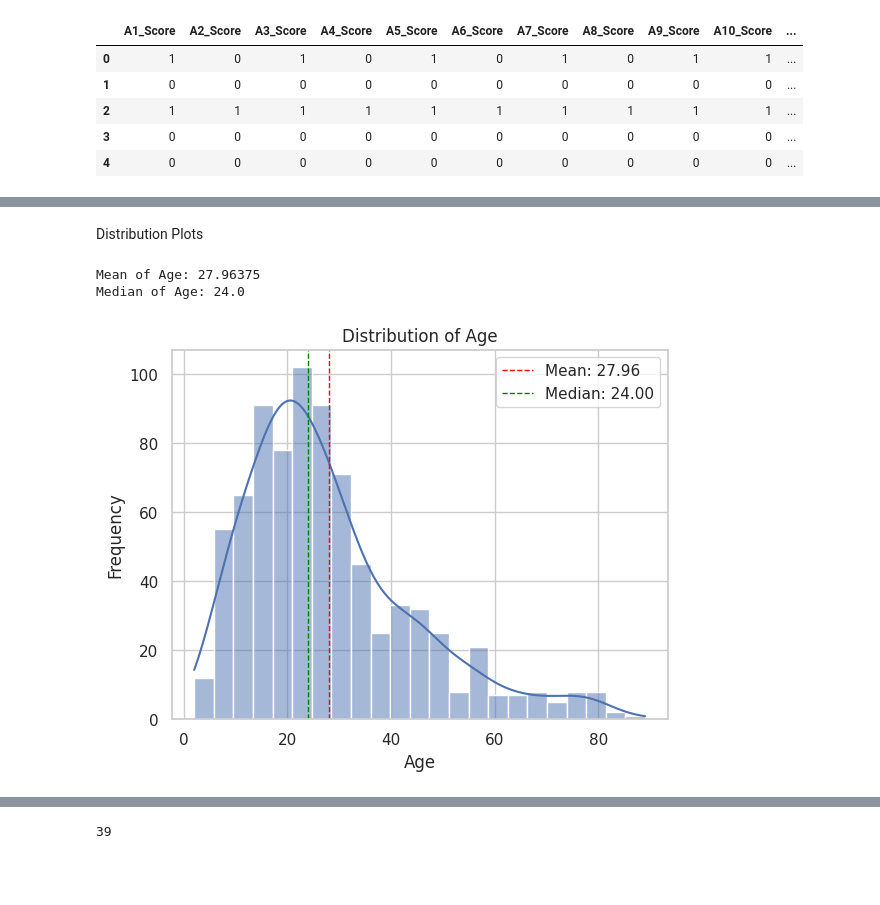
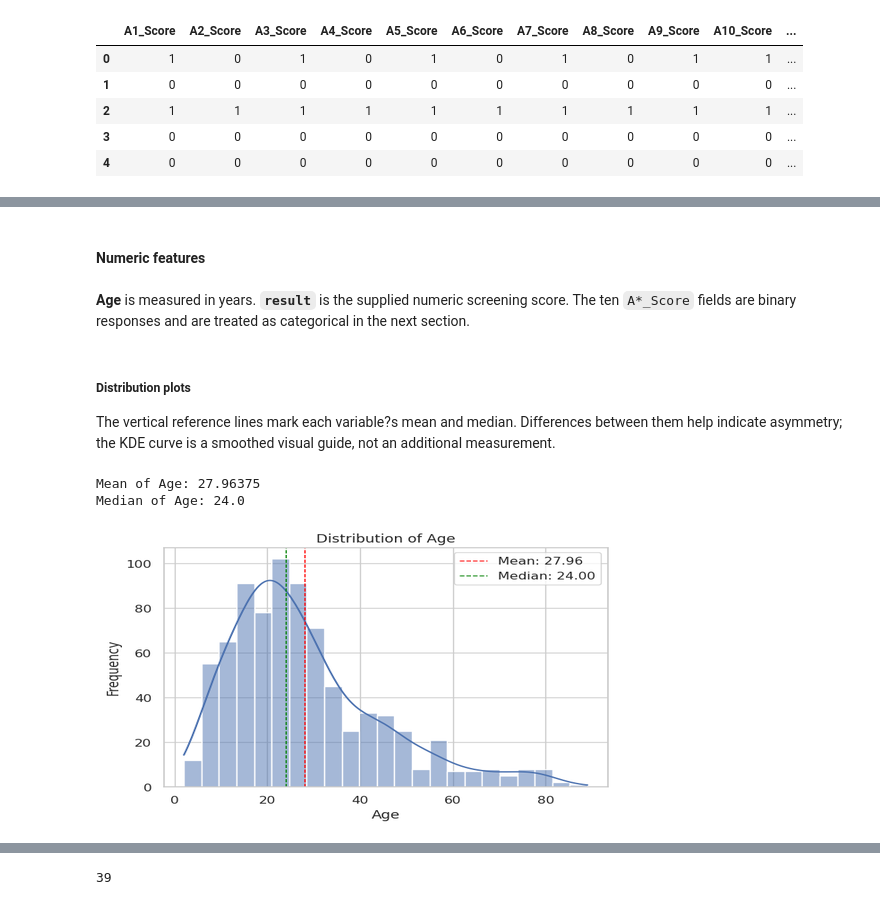
Before and after one commit to govindkh04/Autism-Prediction, a Jupyter notebook: Autism_Prediction.ipynb, the cells around one changed output, grey strips where cells are left out. Cells and saved outputs as stored; diff of their text form; code cells hidden in the pictures; blank space fills up the shorter version.

```diff
--- a/Autism_Prediction.ipynb
+++ b/Autism_Prediction.ipynb
@@ -228,33 +237,40 @@ Numerical Columns :
+# %% [markdown]
+#### Numeric features
+# %% [markdown]
+**Age** is measured in years. **`result`** is the supplied numeric screening score. The ten `A*_Score` fields are binary responses and are treated as categorical in the next section.
 # %%
 # set the desired theme
 sns.set_theme(style="whitegrid")
-# %% [markdown]
-Distribution Plots
+# %% [markdown]
+##### Distribution plots
+
+The vertical reference lines mark each variable?s mean and median. Differences between them help indicate asymmetry; the KDE curve is a smoothed visual guide, not an additional measurement.
 # %%
 # Histogram for "age"
 
+plt.figure(figsize=(5.2, 3.0))
 sns.histplot(df["age"], kde=True)
 plt.title("Distribution of Age")
 plt.xlabel("Age")
 plt.ylabel("Frequency")
 
 #calulate mean and median
 age_mean = df["age"].mean()
 age_median = df["age"].median()
 
 print("Mean of Age:", age_mean)
 print("Median of Age:", age_median)
 
 #add vertiCAL lines for mean and median
 plt.axvline(age_mean, color='red', linestyle='dashed', linewidth=1, label=f'Mean: {age_mean:.2f}')
 plt.axvline(age_median, color='green', linestyle='dashed', linewidth=1, label=f'Median: {age_median:.2f}')
 plt.legend()
 
 plt.show()
 # %% [output]
 Mean of Age: 27.96375
 Median of Age: 24.0
-[figure, old version]
+[figure, new version]
 # %%
 # Histogram for "result"
 
```
Also changed, not shown: parts of 48 cells of this notebook, 1 other file.
